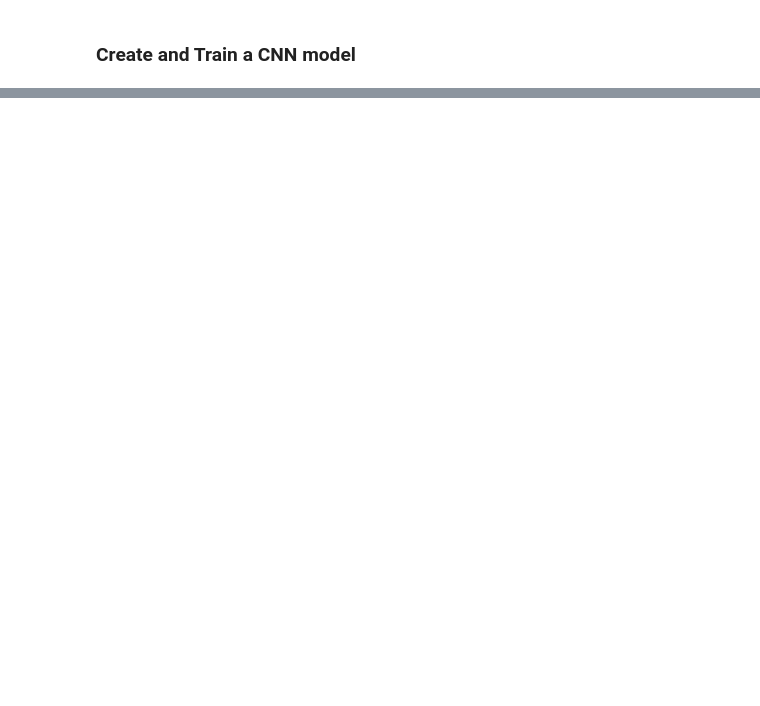
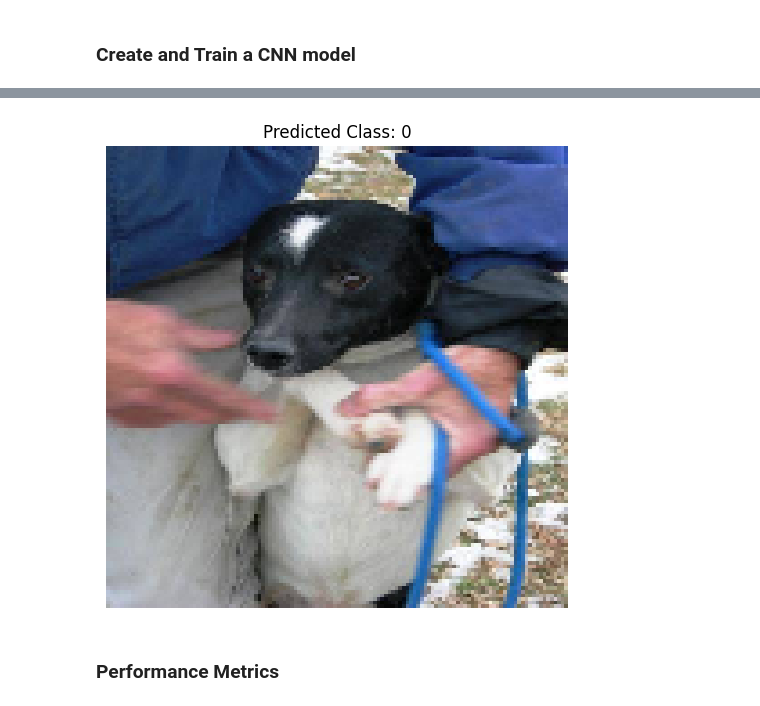
Before and after one commit to varmatilak22/Kaggle, a Jupyter notebook: Image_classification_using_CNN.ipynb, the cells around one changed output, grey strips where cells are left out. Cells and saved outputs as stored; diff of their text form; code cells hidden in the pictures; blank space fills up the shorter version.

Commit message:
Kaggle Notebook | Image_classification_using_CNN | Version 2

```diff
--- a/Image_classification_using_CNN.ipynb
+++ b/Image_classification_using_CNN.ipynb
@@ -11,8 +13,8 @@ import tensorflow as tf
 ### Load and Preprocess the data
 # %%
 #Define paths
-train_dir='/kaggle/input/dogs-cats-small-dataset/train'
-test_dir='/kaggle/input/dogs-cats-small-dataset/test1'
+train_dir='/kaggle/input/dogs-cats-dataset/train'
+test_dir='/kaggle/input/dogs-cats-dataset/test1'
 # %%
 from tensorflow.keras.preprocessing.image import ImageDataGenerator
 
@@ -140,0 +193,36 @@ Epoch 10/10
+# %%
+test_generator.reset()
+
+try:
+    # Get a batch of test images (batch size 1)
+    test_batch = next(test_generator)
+
+    if len(test_batch[0]) == 0:
+        raise ValueError("Empty batch received from test_generator. Check generator configuration.")
+
+    # Assuming batch size is 1, extract the first image
+    test_image = test_batch[0][0]  # assuming image is the first element in the batch
+
+    # Reshape the image for prediction (if needed)
+    test_image = np.expand_dims(test_image, axis=0)
+
+    # Predict labels for the test image
+    y_pred = cnn_model.predict(test_image)
+    predicted_class = np.argmax(y_pred, axis=1)[0]
+
+    # Display the image with its predicted class
+    plt.figure(figsize=(6, 6))
+    plt.imshow(test_batch[0][0])
+    plt.axis('off')
+    plt.title(f'Predicted Class: {predicted_class}')
+    plt.show()
+
+except StopIteration:
+    print("No more batches available in the test generator.")
+except ValueError as ve:
+    print(f"ValueError: {ve}")
+except IndexError as ie:
+    print(f"IndexError: {ie}. Check if the test generator is empty or misconfigured.")
+except Exception as e:
+    print(f"Error occurred: {e}")
+# %% [output]
@@ -140,0 +247,3 @@ Epoch 10/10
+[figure, added]
+# %% [markdown]
+### Performance Metrics
```
Also changed, not shown: parts of 9 cells of this notebook.
